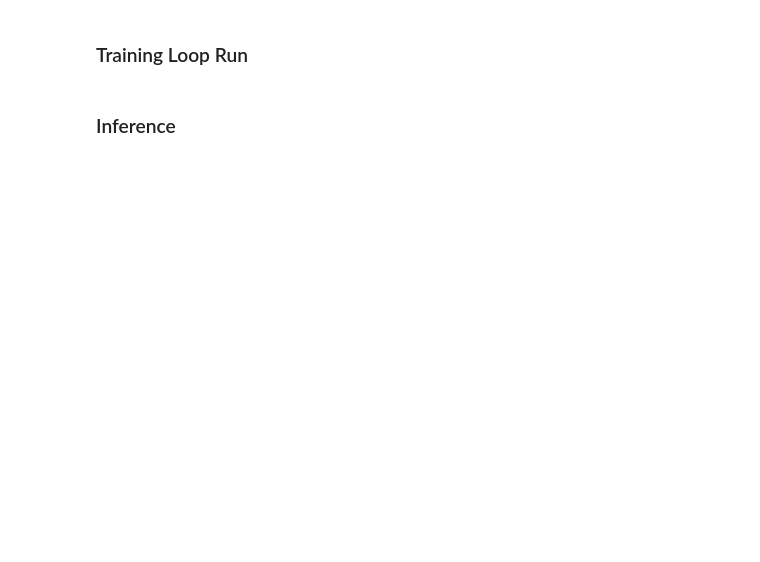
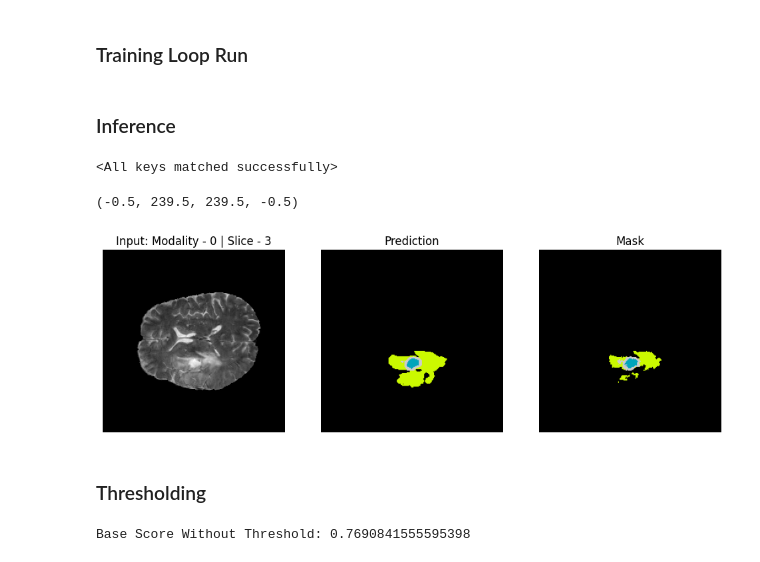
Before and after one commit to hakeematyab/Reliable-Explainable-Brain-Tumor-Segmentation, a Jupyter notebook: notebooks/ModelTraining.ipynb, the cells around one changed output. Drawn from its saved outputs; the diff is of its cells as text; code cells hidden in the pictures; blank space fills up the shorter version.

```diff
--- a/notebooks/ModelTraining.ipynb
+++ b/notebooks/ModelTraining.ipynb
@@ -224,7 +262,7 @@ transformations['intensity_transforms'] = None
 # %%
 upper_bound=100
 lower_bound=60
-window_size = 3
+window_size = 1
 test_data = BrainTumorDataset(dataset_test,
                              upper_bound=upper_bound,
                              lower_bound=lower_bound,
@@ -293,7 +349,7 @@ def collate_fn(batch):
     return data, mask
 
 per_datapoint_batch_size = (upper_bound-lower_bound)-window_size+1
-batch_size_multiplication_factor = 1
+batch_size_multiplication_factor = 2
 batch_size = int(per_datapoint_batch_size*batch_size_multiplication_factor)
 num_workers = multiprocessing.cpu_count()//2
 # num_workders = -1
@@ -350,3 +419,21 @@ device = 'cuda' if torch.cuda.is_available() else 'cpu'
+# %%
+class UNETBase(torch.nn.Module):
+    def __init__(self,):
+        super(UNETBase, self).__init__()
+        self.unet = UNet(
+                        spatial_dims=2,       # Specifies a 2D UNet (for slice-wise medical image segmentation)
+                        in_channels=int(num_modalities*window_size),       # Number of input channels (e.g., multi-modal MRI with 12 input features)
+                        out_channels=4,       # Number of output channels (multi-class segmentation with 4 classes)
+                        channels=(16, 32, 64, 64, 128, 128),  # Number of feature maps at each level of the UNet
+                        strides=(2, 2, 1, 1, 1),  # Down-sampling factor at each level of the encoder (reduces spatial size)
+                        kernel_size=3,        # Convolution kernel size
+                        up_kernel_size=3,     # Kernel size for upsampling layers
+                        dropout=0.3,          # Dropout rate for regularization (optional)
+                    )
+
+    def forward(self, X):
+        X = self.unet(X)
+        return X
 # %% [markdown]
 #### UNETR
 # %%
@@ -794,37 +1052,64 @@ train_loop(model=model,
 # %% [markdown]
 ### Inference
 # %%
-# model_path = '../checkpoints/BrainTumorSegmentation_V1/2025-03-16_15-35-45/UNET_V0.pth'
-# checkpoint = torch.load(model_path, map_location = device)
-# model = UNET_V0().to(device)
-# model.load_state_dict(checkpoint)
+model_path = '../checkpoints/BrainTumorSegmentation_V1/UNETBase/UNETBase.pth'
+checkpoint = torch.load(model_path, map_location = device)
+model = UNETBase().to(device)
+model.load_state_dict(checkpoint)
+# %% [output]
+<All keys matched successfully>
 # %%
 data, masks = next(iter(val_dataloader))
 if not isDepth:
     data = data.reshape(data.shape[0],-1, data.shape[-2], data.shape[-1])
 model.eval()
 with torch.no_grad():
     logits = model(data.to(device))
 
+probs = torch.softmax(logits, dim=1)
 preds = torch.argmax(logits, dim=1)
 idx = np.random.randint(preds.shape[0])
 
 modality = 0 # 0-2, 3-5, 6-8, 9-11
-slice_num = 1
+slice_num = 3
 scan = data[idx,slice_num,...].cpu().numpy()
 pred = preds[idx].cpu().numpy()
 mask = masks[idx].cpu().numpy()
 
 plt.figure(figsize=(12,12))
 plt.subplot(1,3,1)
 plt.imshow(scan, cmap="grey")
 plt.title(f"Input: Modality - {modality} | Slice - {slice_num}")
 plt.axis('off')
 plt.subplot(1,3,2)
 plt.imshow(pred, cmap="nipy_spectral")
 plt.title("Prediction")
 plt.axis('off')
 plt.subplot(1,3,3)
 plt.imshow(mask, cmap="nipy_spectral")
 plt.title("Mask")
 plt.axis('off')
+# %% [output]
+(-0.5, 239.5, 239.5, -0.5)
+[figure, added]
+# %% [markdown]
+### Thresholding
+# %%
+model.eval()
+for batch_id, (data, masks) in enumerate(val_dataloader):
+    if not isDepth:
+        data = data.reshape(data.shape[0],-1, data.shape[-2], data.shape[-1])
+    data = data.to(device)
+    masks = masks.to(device)
+    with torch.no_grad():
+        preds = model(data)
+        preds = torch.argmax(preds, dim=1)
+        dice_metric(
+                    y_pred = decollate_batch(one_hot(preds.unsqueeze(1), num_classes=num_classes)),
+                    y = decollate_batch(one_hot(masks.unsqueeze(1), num_classes=num_classes))
+                    )
+dice_score = dice_metric.aggregate().item()
+dice_metric.reset()
+print(f'Base Score Without Threshold: {dice_score}')
+# %% [output]
+Base Score Without Threshold: 0.7690841555595398
```
Also changed, not shown: parts of 34 cells of this notebook, 2 other files.
